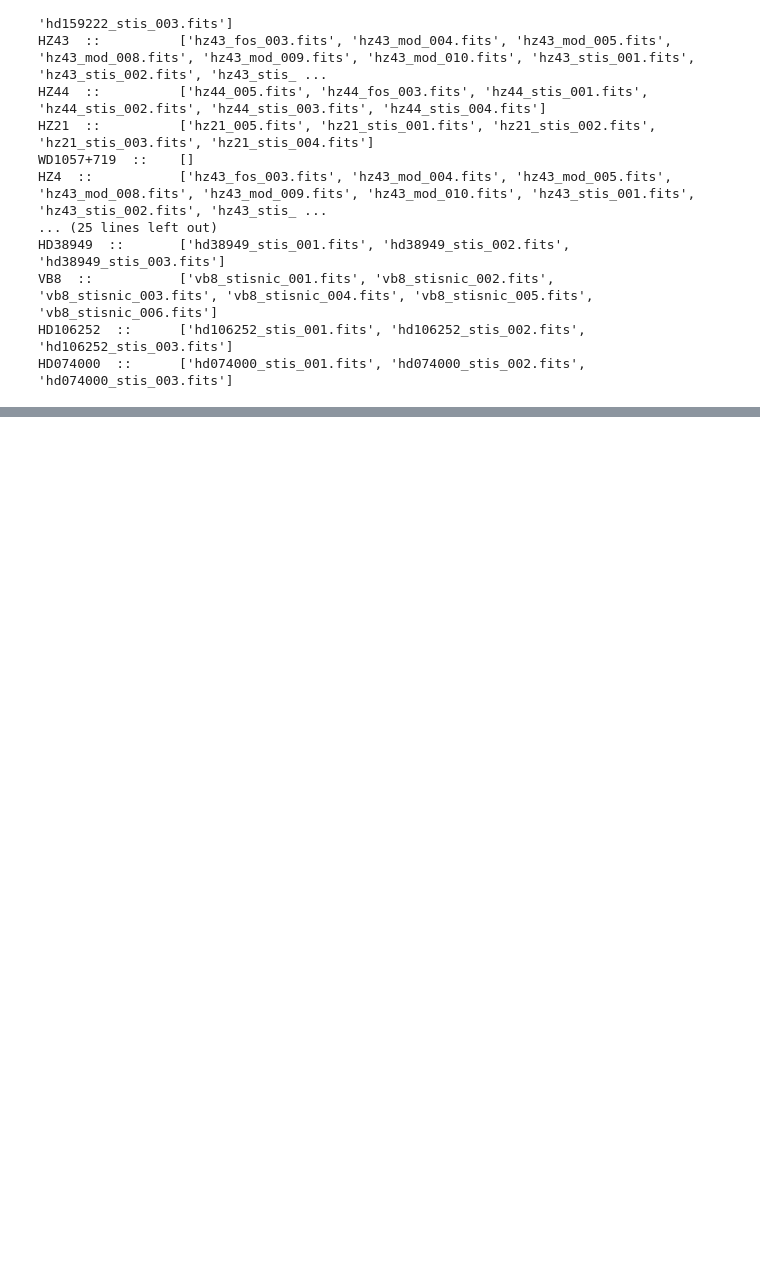
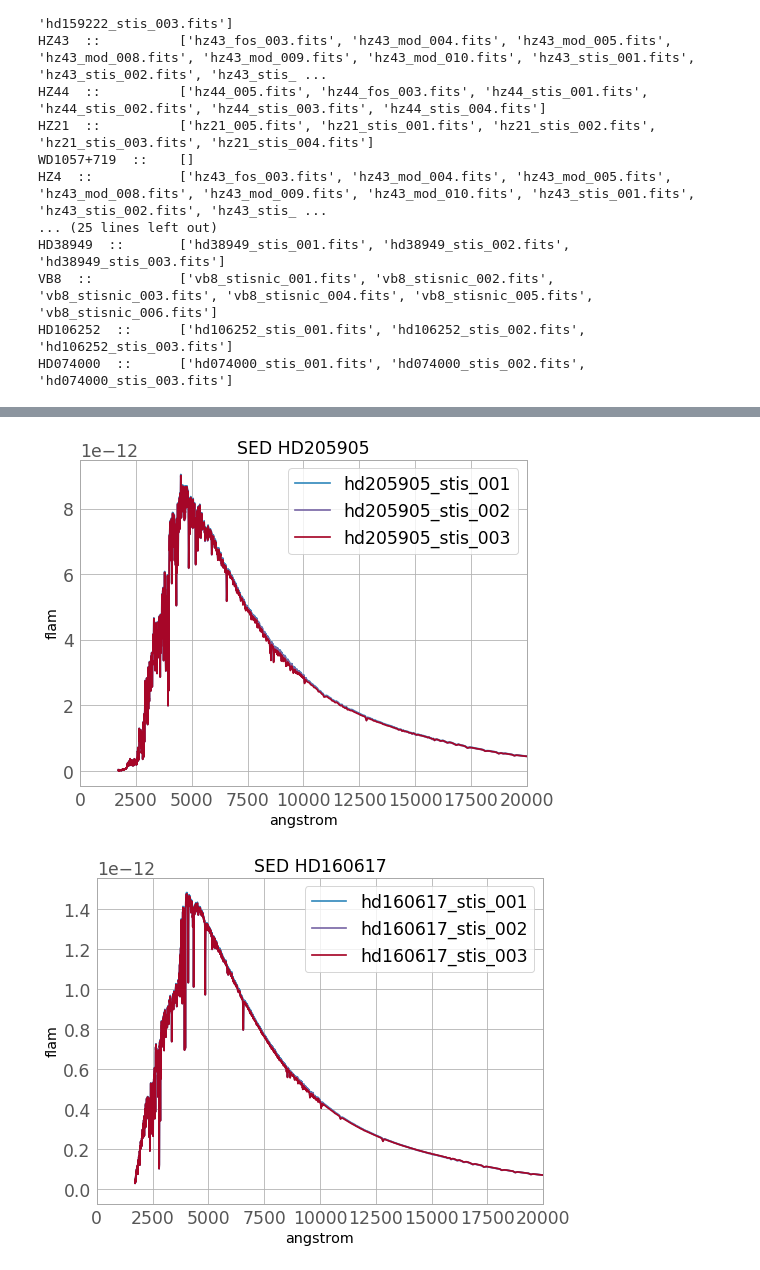
Before and after one commit to sylvielsstfr/AtmCalibAna, a Jupyter notebook: tools/pysynphot_tools/CALSPEC_sed/CalSpecSED.ipynb, the cells around one changed output, grey strips where cells are left out. Cells and saved outputs as stored; diff of their text form; code cells hidden in the pictures; blank space fills up the shorter version.

```diff
--- a/tools/pysynphot_tools/CALSPEC_sed/CalSpecSED.ipynb
+++ b/tools/pysynphot_tools/CALSPEC_sed/CalSpecSED.ipynb
@@ -577,3 +595,18 @@ def PlotSED(starname,thefilelist):
+# %%
+def PlotSED2(starname,thefilelist):
+    plt.figure()
+    for file in thefilelist:
+        fullfilename=os.path.join(os.environ['PYSYN_CDBS'], 'calspec',file)
+        star_sed= S.FileSpectrum(fullfilename)
+        title='SED '+starname
+        plt.plot(star_sed.wave,star_sed.flux,label=file.split('.')[0])
+        plt.title(title)
+        plt.ylabel(star_sed.fluxunits)
+        plt.xlabel(star_sed.waveunits)
+        plt.xlim(0,20000)
+        plt.legend()
+    figfilename=starname+'_2'+'.pdf'
+    plt.savefig(figfilename)
 # %%
 PlotSED(SELECTED_STAR_NAME,thefilelist)
 # %% [output]
@@ -627,0 +635,9 @@ IndexError: string index out of range
+# %%
+# Loop on all CALSPEC star found in Simbad
+for Starnam in All_CALSPEC_Stars_InSimbad.keys():
+    # Loop on Selected CALSPEC stars
+    for starselec in MyListOfSelectedCalspecStars:
+        if re.search(starselec,Starnam):
+            print starselec, ' = ',Starnam
+            PlotSED2(Starnam,All_CALSPEC_Stars_InSimbad[Starnam].getFilelist())
+# %% [output]
@@ -627,0 +662,2 @@ IndexError: string index out of range
+[figure, added]
+[figure, added]
```
Also changed, not shown: parts of 14 cells of this notebook.
